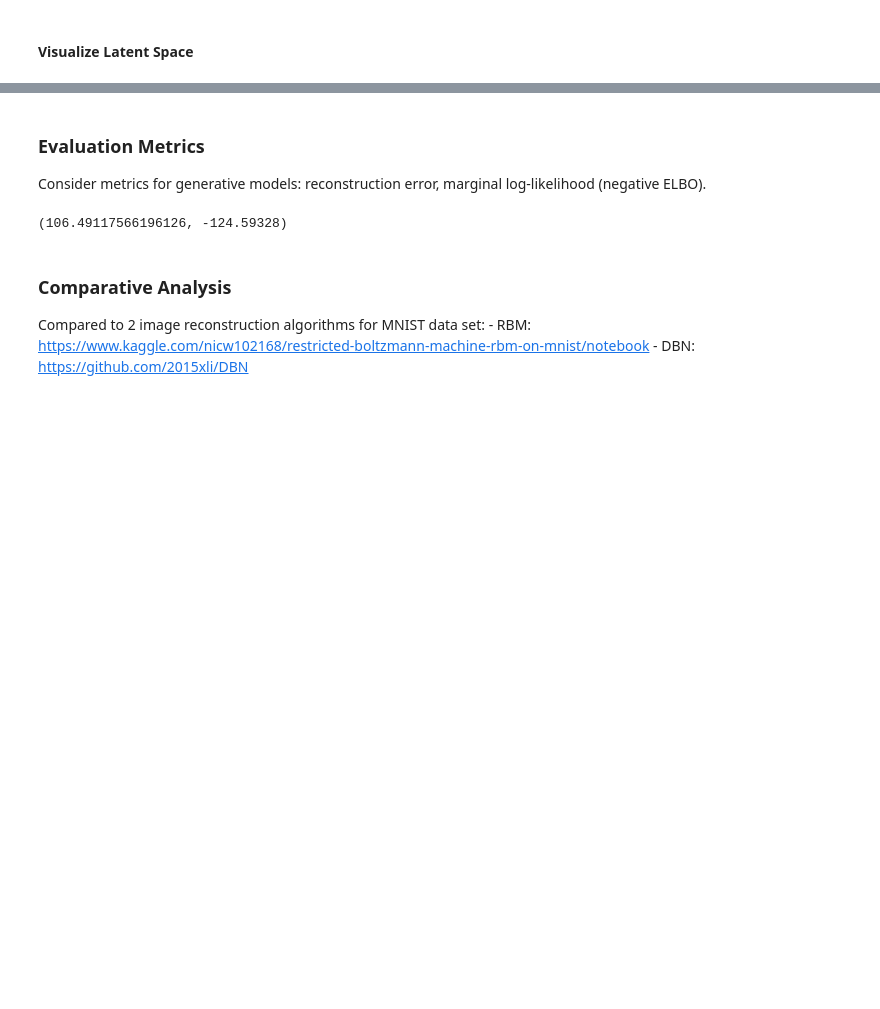
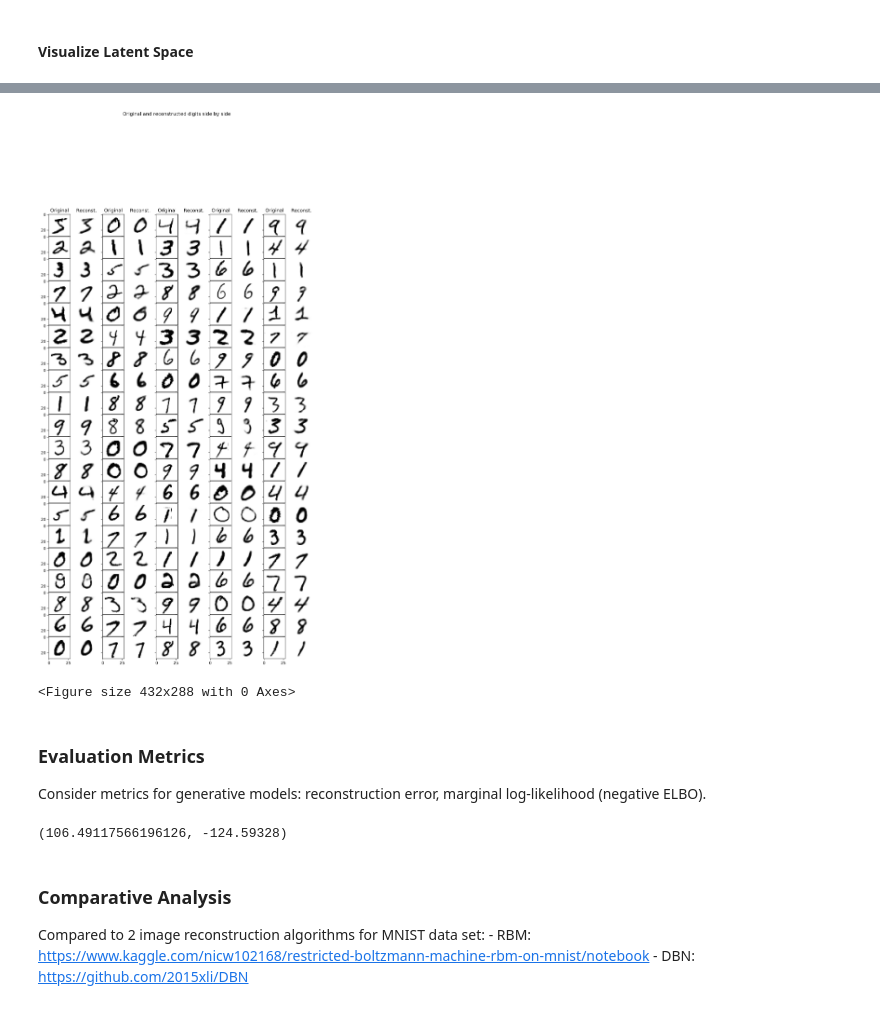
Before and after one commit to yizi0511/sta_663_vae, a Jupyter notebook: VAE-TF.ipynb, the cells around one changed output, grey strips where cells are left out. Drawn from its saved outputs; the diff is of its cells as text; code cells hidden in the pictures; blank space fills up the shorter version.

```diff
--- a/VAE-TF.ipynb
+++ b/VAE-TF.ipynb
@@ -270,3 +353,35 @@ plt.tight_layout()
+# %%
+images = mnist.train_images()
+x_sample = (images.reshape((60000, 784)) / 255)[:100,]
+recon_x = vae.reconstruct(x_sample)
+
+ncols = 10
+n = 100
+nrows = int(n/5)
+fig = plt.figure(figsize=(ncols, nrows), dpi=300)
+grid = Grid(fig, rect=111, nrows_ncols=(nrows,10))
+
+for i, ax in enumerate(grid):
+    j = i//2
+    if i%2 == 0:
+        ax.imshow(x_sample[j,].reshape(28,28), cmap=mpl.cm.Greys)
+        if i<ncols:
+            ax.set_title("Original")
+    else:
+        ax.imshow(recon_x[j,].reshape(28,28), cmap=mpl.cm.Greys)
+        if i<ncols:
+            ax.set_title("Reconst.")
+
+        ax.set_axis_off()
+
+fig.suptitle('Original and reconstructed digits side by side')
+fig.tight_layout()
+fig.subplots_adjust(top=0.80)
+plt.show()
+plt.savefig('Recon_images.png')
+# %% [output]
+[figure, added]
+<Figure size 432x288 with 0 Axes>
 # %% [markdown]
 ### Evaluation Metrics
 Consider metrics for generative models: reconstruction error, marginal log-likelihood (negative ELBO).
```
Also changed, not shown: parts of 14 cells of this notebook, 31 other files.
